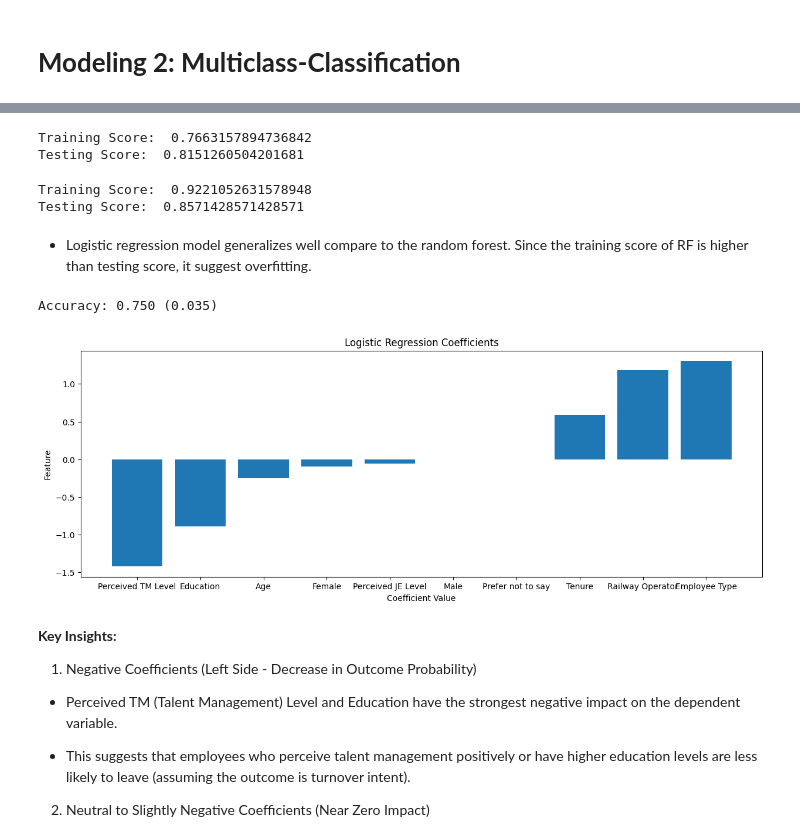
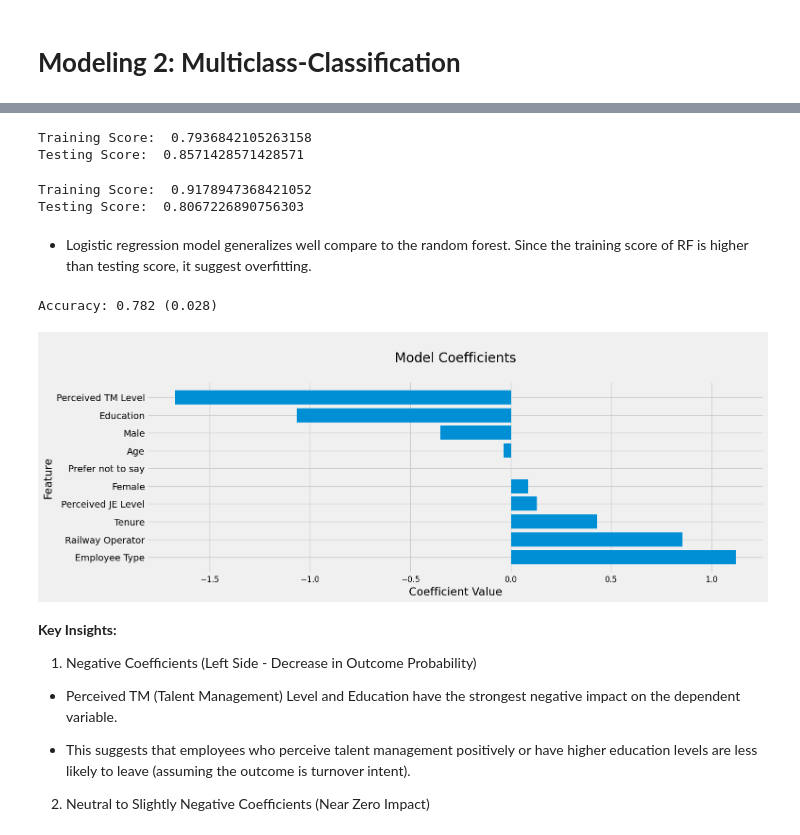
Before and after one commit to pjcroxas/Talent-Retention-in-Railway-Workforce, a Jupyter notebook: Unraveling_Railway_Employee_Turnover_A_Data_Driven_Approach_Using_Propensity_Modeling.ipynb, the cells around one changed output, grey strips where cells are left out. Saved outputs shown, nothing was run; the diff lists cells and outputs as text; code cells hidden in the pictures.

```diff
--- a/Unraveling_Railway_Employee_Turnover_A_Data_Driven_Approach_Using_Propensity_Modeling.ipynb
+++ b/Unraveling_Railway_Employee_Turnover_A_Data_Driven_Approach_Using_Propensity_Modeling.ipynb
@@ -365,12 +365,14 @@ demographics_df["Education"] = education_list.map({'High School':1, 'Associate':
 demographics_df["Tenure"] = tenure_list.map({'1-5 ':1, '6-10 ':2, '11-15 ':3, '16-20 ':4, '21-25 ':5, '26-30 ':6})
 demographics_df["Employee Type"] = employee_type_list.map({'JO/COS': 1, 'CT':2, 'RR':3})
 
+demographics_copy = demographics_df.copy()
+
 # One-hot encoding
-demographics_df["Railway Operator"] = pd.get_dummies(retention_prepped_df.Railway_Operator, drop_first=True)
+demographics_copy["Railway Operator"] = pd.get_dummies(retention_prepped_df.Railway_Operator, drop_first=True)
 gender = pd.get_dummies(retention_prepped_df.Sex)
 
 # Combine
-demographics_df = pd.concat([demographics_df, gender], axis=1)
-demographics_df.sample(5)
+demographics_copy = pd.concat([demographics_copy, gender], axis=1)
+demographics_copy.sample(5)
 # %% [output]
 |  | Age | Education | Tenure | Employee Type | Railway Operator | Female | Male | Prefer not to say |
@@ -726,7 +724,7 @@ JE_features_encode.groupby(["Perceived TM Level", "Perceived JE Level"]).count()
 # %%
 JE_features_cols = JE_features_encode[["Perceived TM Level", "Perceived JE Level", "llh_to_leave"]]
 # %%
-employee_turnover = pd.concat([demographics_df, JE_features_cols], axis=1)
+employee_turnover = pd.concat([demographics_copy, JE_features_cols], axis=1)
 employee_turnover.head()
 # %% [output]
 |  | Age | Education | Tenure | Employee Type | Railway Operator | Female | Male | Prefer not to say | ... |
@@ -838,8 +836,8 @@ logreg_test_score = logreg_model.score(X_test, y_test)
 print("Training Score: ", logreg_train_score)
 print("Testing Score: ", logreg_test_score)
 # %% [output]
-Training Score:  0.7663157894736842
-Testing Score:  0.8151260504201681
+Training Score:  0.7936842105263158
+Testing Score:  0.8571428571428571
 # %%
 # Random Forest Accuracy Score
 rfc_train_score = rfc_model.score(X_train, y_train)
@@ -848,8 +846,8 @@ rfc_test_score = rfc_model.score(X_test, y_test)
 print("Training Score: ", rfc_train_score)
 print("Testing Score: ", rfc_test_score)
 # %% [output]
-Training Score:  0.9221052631578948
-Testing Score:  0.8571428571428571
+Training Score:  0.9178947368421052
+Testing Score:  0.8067226890756303
 # %% [markdown]
 - Logistic regression model generalizes well compare to the random forest. Since the training score of RF is higher than testing score, it suggest overfitting.
 # %%
@@ -861,25 +859,26 @@ cv = RepeatedStratifiedKFold(n_splits=5, n_repeats=3, random_state=1)
 scores = cross_val_score(logreg_model, X_train, y_train, scoring='accuracy', cv=cv, n_jobs=-1)
 print('Accuracy: %.3f (%.3f)' % (np.mean(scores), np.std(scores)))
 # %% [output]
-Accuracy: 0.750 (0.035)
+Accuracy: 0.782 (0.028)
 # %%
 model_interpretation = pd.DataFrame(
     {"features": X_train.columns,
     "coefficients": logreg_model.coef_[0]}
 )
 
-model_interpretation.sort_values(by="coefficients", ascending=True, inplace=True)
+model_interpretation.sort_values(by="coefficients", ascending=False, inplace=True)
 
-style.use("default")
+style.use("fivethirtyeight")
 plt.figure(figsize=(15, 5))
-plt.bar(model_interpretation.features,
+plt.barh(model_interpretation.features,
          model_interpretation.coefficients)
 plt.xlabel('Coefficient Value')
 plt.ylabel('Feature')
-plt.title('Logistic Regression Coefficients')
+plt.title('\n Model Coefficients \n')
+plt.xticks(fontsize=12)
 plt.show()
 # %% [output]
-[figure, old version]
+[figure, new version]
 # %% [markdown]
 **Key Insights:**
 1. Negative Coefficients (Left Side - Decrease in Outcome Probability)
```
Also changed, not shown: parts of 16 cells of this notebook.
